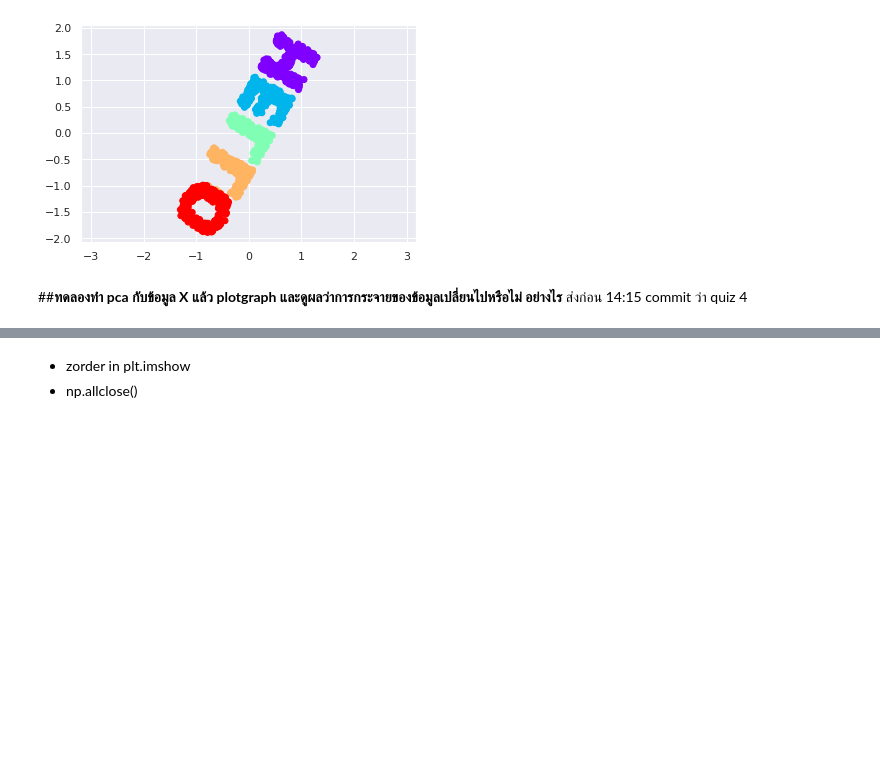
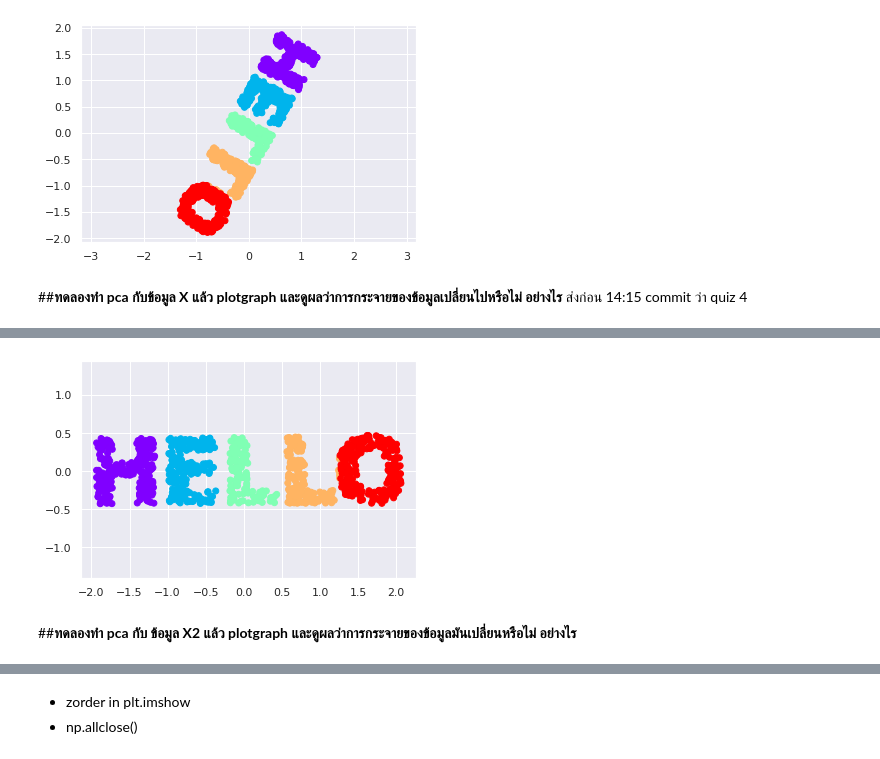
Before and after one commit to Nunticha24/Multivariate, a Jupyter notebook: Chapter_4_MDS.ipynb, the cells around one changed output, grey strips where cells are left out. Saved outputs shown, nothing was run; the diff lists cells and outputs as text; code cells hidden in the pictures; blank space fills up the shorter version.

```diff
--- a/Chapter_4_MDS.ipynb
+++ b/Chapter_4_MDS.ipynb
@@ -244,0 +264,7 @@ No handles with labels found to put in legend.
+# %%
+plt.scatter(new_pca1[:,0],new_pca1[:,1],**colorize)
+plt.axis('equal');
+# %% [output]
+[figure, added]
+# %% [markdown]
+##**ทดลองทำ pca กับ ข้อมูล X2 แล้ว plotgraph และดูผลว่าการกระจายของข้อมูลมันเปลี่ยนหรือไม่ อย่างไร**
```
Also changed, not shown: parts of 9 cells of this notebook.
